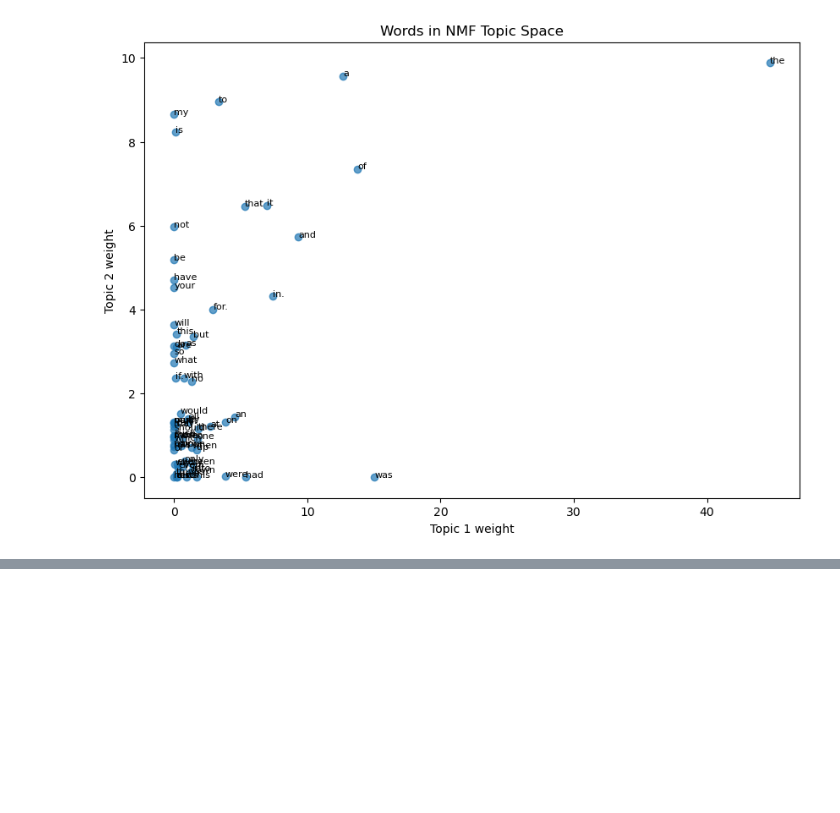
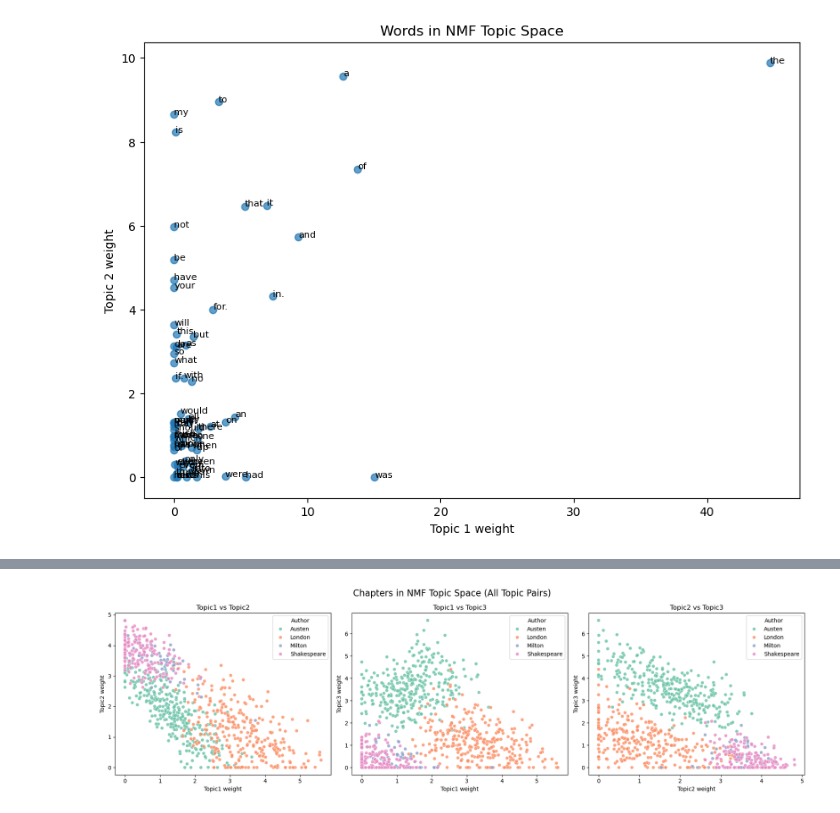
Before and after one commit to dimitris-markopoulos/Machine-Learning, a Jupyter notebook: Unsupervised Learning/Author Clustering/1_NMF.ipynb, the cells around one changed output, grey strips where cells are left out. Saved outputs shown, nothing was run; the diff lists cells and outputs as text; code cells hidden in the pictures; blank space fills up the shorter version.

```diff
--- a/Unsupervised Learning/Author Clustering/1_NMF.ipynb
+++ b/Unsupervised Learning/Author Clustering/1_NMF.ipynb
@@ -134,0 +157,13 @@ plt.show()
+# %%
+# Add a small constant to avoid zeros (NMF needs non-negative data)
+X_nmf = X + 1e-6
+
+# Run NMF with k topics
+k = 3 # hyperparameter
+model = NMF(n_components=k, init='random', random_state=0, max_iter=500)
+W = model.fit_transform(X_nmf)  # shape: (69 words, k topics)
+H = model.components_           # shape: (k topics, 841 chapters)
+
+# Turn W into a DataFrame with word labels
+W_df = pd.DataFrame(W, index=X.index, columns=[f'Topic{i+1}' for i in range(k)])
+W_df
@@ -134,0 +184,34 @@ plt.show()
+# %%
+# Prepare combined DataFrame
+topic_df = W_df.reset_index(drop=True)
+topic_df["Author"] = df["Author"].reset_index(drop=True)
+
+# List of topic names
+topics = W_df.columns.tolist()
+
+# All pairs of topics
+topic_pairs = list(combinations(topics, 2))
+
+# Plot each pair
+fig, axes = plt.subplots(nrows=1, ncols=3, figsize=(18, 5))
+
+for i, (x_topic, y_topic) in enumerate(topic_pairs):
+    ax = axes[i]
+    sns.scatterplot(
+        data=topic_df,
+        x=x_topic, y=y_topic,
+        hue="Author",
+        palette="Set2",
+        alpha=0.8,
+        ax=ax
+    )
+    ax.set_title(f"{x_topic} vs {y_topic}")
+    ax.set_xlabel(f"{x_topic} weight")
+    ax.set_ylabel(f"{y_topic} weight")
+    ax.legend().set_title("Author")
+
+plt.tight_layout()
+plt.suptitle("Chapters in NMF Topic Space (All Topic Pairs)", fontsize=16, y=1.05)
+plt.show()
+# %% [output]
+[figure, added]
```
Also changed, not shown: parts of 8 cells of this notebook.
